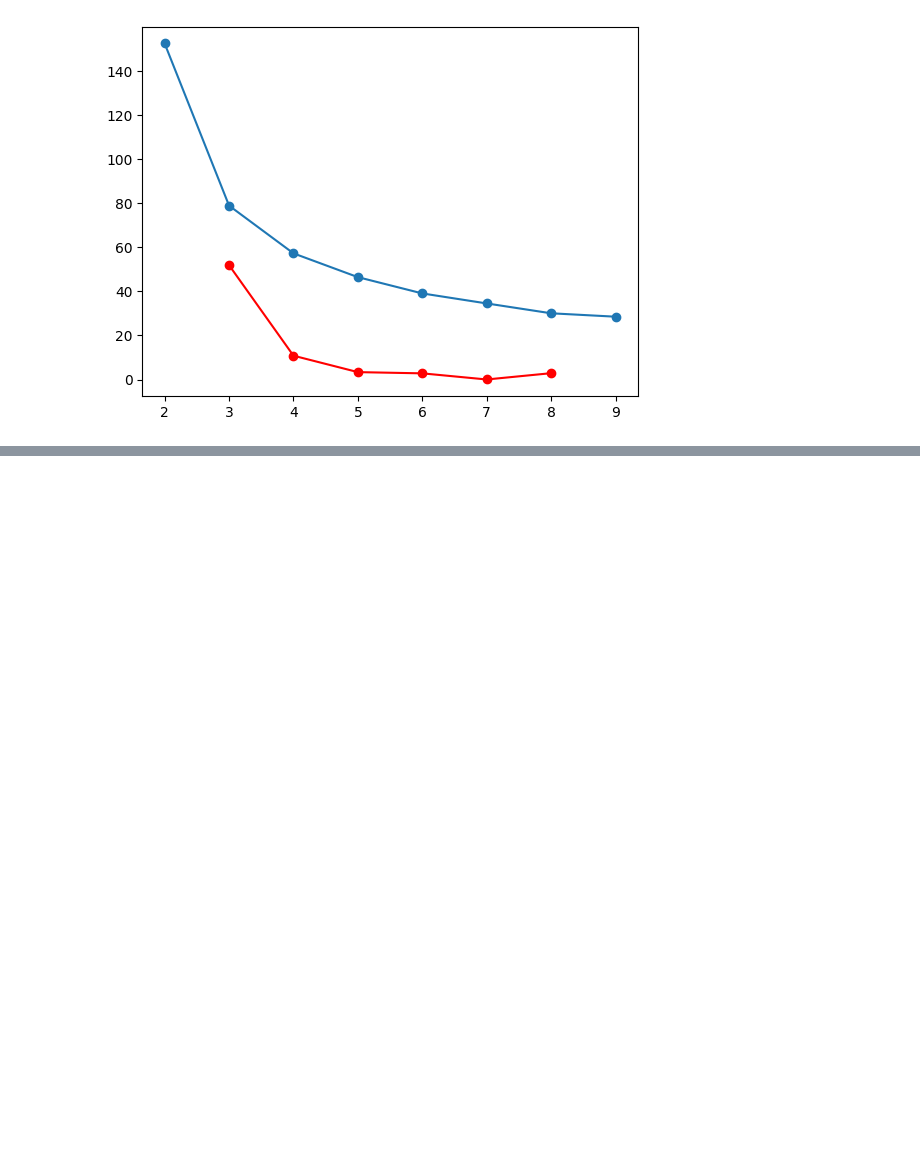
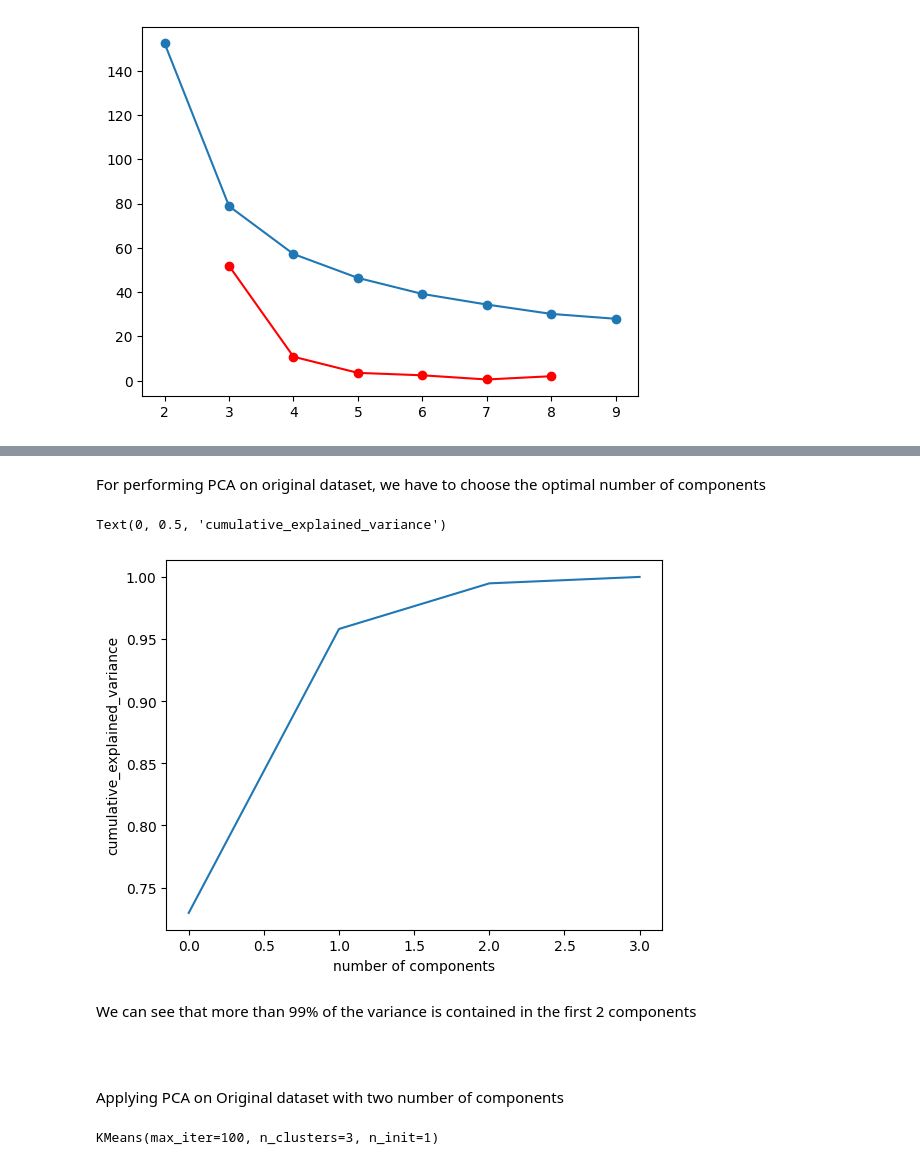
Before and after one commit to SabihSK/Sheikh-Muhammad-Sabih-DEG-010, a Jupyter notebook: apr_20/assignments/k_mean_on_iris.ipynb, the cells around one changed output, grey strips where cells are left out. Cells and saved outputs as stored; diff of their text form; code cells hidden in the pictures; blank space fills up the shorter version.

```diff
--- a/apr_20/assignments/k_mean_on_iris.ipynb
+++ b/apr_20/assignments/k_mean_on_iris.ipynb
@@ -253,0 +74,24 @@ plt.show()
+# %% [markdown]
+For performing PCA on original dataset, we have to choose the optimal number of components
+# %%
+pca = PCA().fit(x)
+plt.plot(np.cumsum(pca.explained_variance_ratio_))
+plt.xlabel("number of components")
+plt.ylabel("cumulative_explained_variance")
+# %% [output]
+Text(0, 0.5, 'cumulative_explained_variance')
+[figure, added]
+# %% [markdown]
+We can see that more than 99% of the variance is contained in the first 2 components
+# %% [markdown]
+#
+# %% [markdown]
+Applying PCA on Original dataset with two number of components
+# %%
+# dimensionality reduction using PCA
+pca = PCA(n_components=2)
+x_reduced = pca.fit_transform(x)
+model = KMeans(n_clusters=3, n_init=1, max_iter=100)
+model.fit(x_reduced)
+# %% [output]
+KMeans(max_iter=100, n_clusters=3, n_init=1)
```
Also changed, not shown: parts of 43 cells of this notebook, 2 other files.
